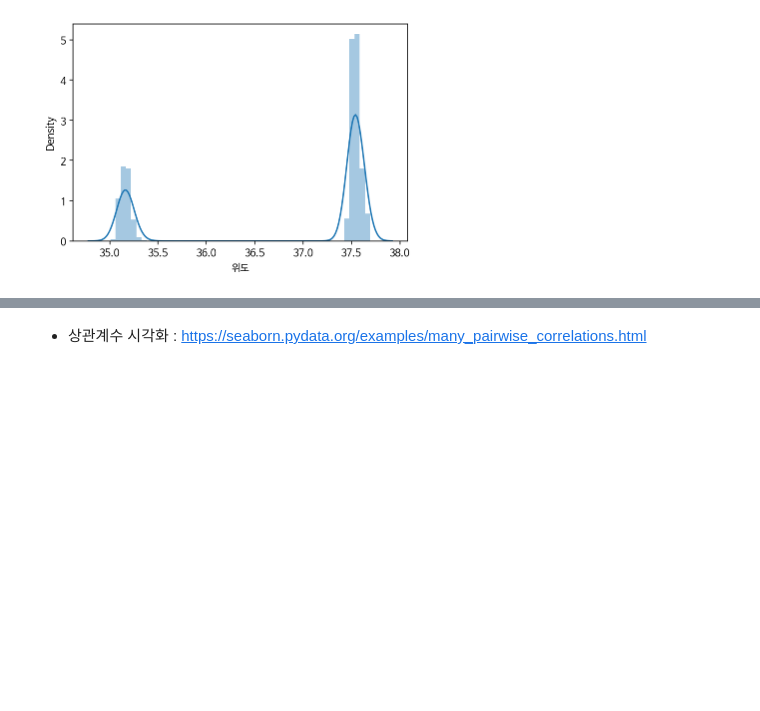
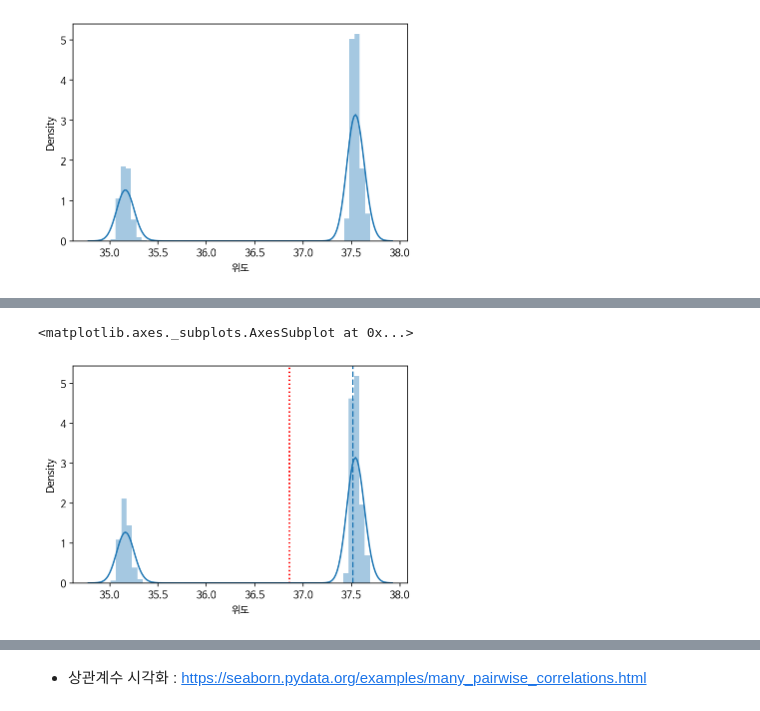
Before and after one commit to dotruni/TIL, a Jupyter notebook: store_eda_input.ipynb, the cells around one changed output, grey strips where cells are left out. Drawn from its saved outputs; the diff is of its cells as text; code cells hidden in the pictures; blank space fills up the shorter version.

```diff
--- a/store_eda_input.ipynb
+++ b/store_eda_input.ipynb
@@ -656,5 +660,13 @@ sns.distplot(df["위도"],bins=50)
 # %%
 # 위도의 평균, 중앙값을 표현하고 color로 선의 색상을 linestyle 로 점선으로 표시해 봅니다.
+plt.axvline(df["위도"].mean(),linestyle=":",color="r") #평균 #색깔 rgb
+plt.axvline(df["위도"].median(),linestyle="--") #중앙값
+
+# avline: vertical line, ahline: horizontal line
+sns.distplot(df["위도"])
+# %% [output]
+<matplotlib.axes._subplots.AxesSubplot at 0x...>
+[figure, added]
 # %% [markdown]
 ### 상관계수
 * [상관 분석 - 위키백과, 우리 모두의 백과사전](https://ko.wikipedia.org/wiki/%EC%83%81%EA%B4%80_%EB%B6%84%EC%84%9D)
```
Also changed, not shown: parts of 15 cells of this notebook.
